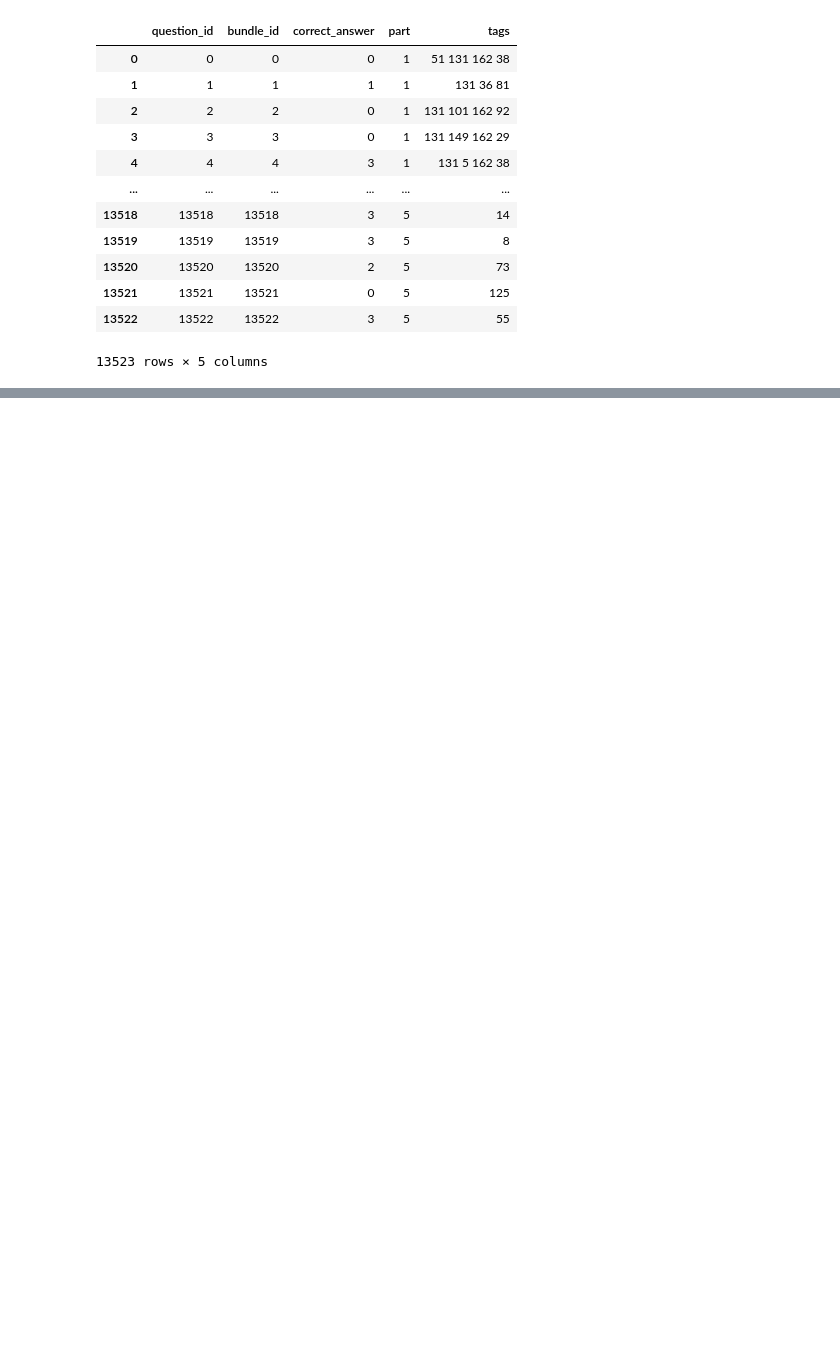
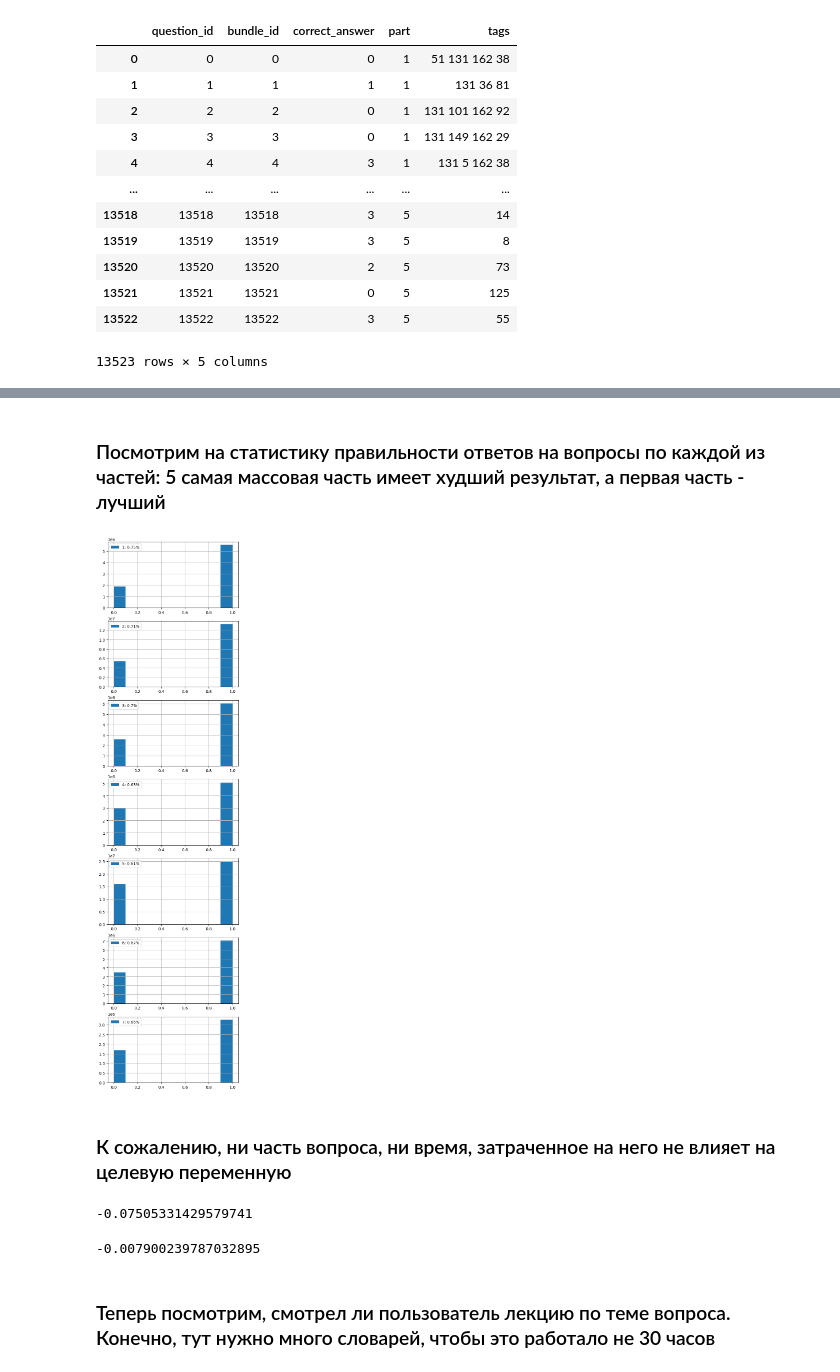
Before and after one commit to nekita473/Ms, a Jupyter notebook: python/hw_3.ipynb, the cells around one changed output, grey strips where cells are left out. Saved outputs shown, nothing was run; the diff lists cells and outputs as text; code cells hidden in the pictures; blank space fills up the shorter version.

```diff
--- a/python/hw_3.ipynb
+++ b/python/hw_3.ipynb
@@ -22,0 +115,14 @@ questions
+# %% [markdown]
+### Посмотрим на статистику правильности ответов на вопросы по каждой из частей: 5 самая массовая часть имеет худший результат, а первая часть - лучший
+# %%
+fig, ax = plt.subplots(nrows=7, ncols=1, figsize=(6, 25))
+for i in range(1, 8):
+    train[train.parts == i].answered_correctly.hist(ax=ax[i-1])
+    correct = (train[train.parts == i].answered_correctly == 1).sum()
+    all = train[train.parts == i].shape[0]
+    perc_correct = round(correct / all, 2)
+    ax[i-1].legend([f'{i}: {perc_correct}%'])
+# %% [output]
+[figure, added]
+# %% [markdown]
+### К сожалению, ни часть вопроса, ни время, затраченное на него не влияет на целевую переменную
@@ -22,0 +131,10 @@ questions
+# %%
+train_temp.parts.corr(train_temp.answered_correctly)
+# %% [output]
+-0.07505331429579741
+# %%
+train_temp.prior_question_elapsed_time.corr(train_temp.answered_correctly)
+# %% [output]
+-0.007900239787032895
+# %% [markdown]
+### Теперь посмотрим, смотрел ли пользователь лекцию по теме вопроса. Конечно, тут нужно много словарей, чтобы это работало не 30 часов
```
Also changed, not shown: parts of 32 cells of this notebook, 1 other file.
